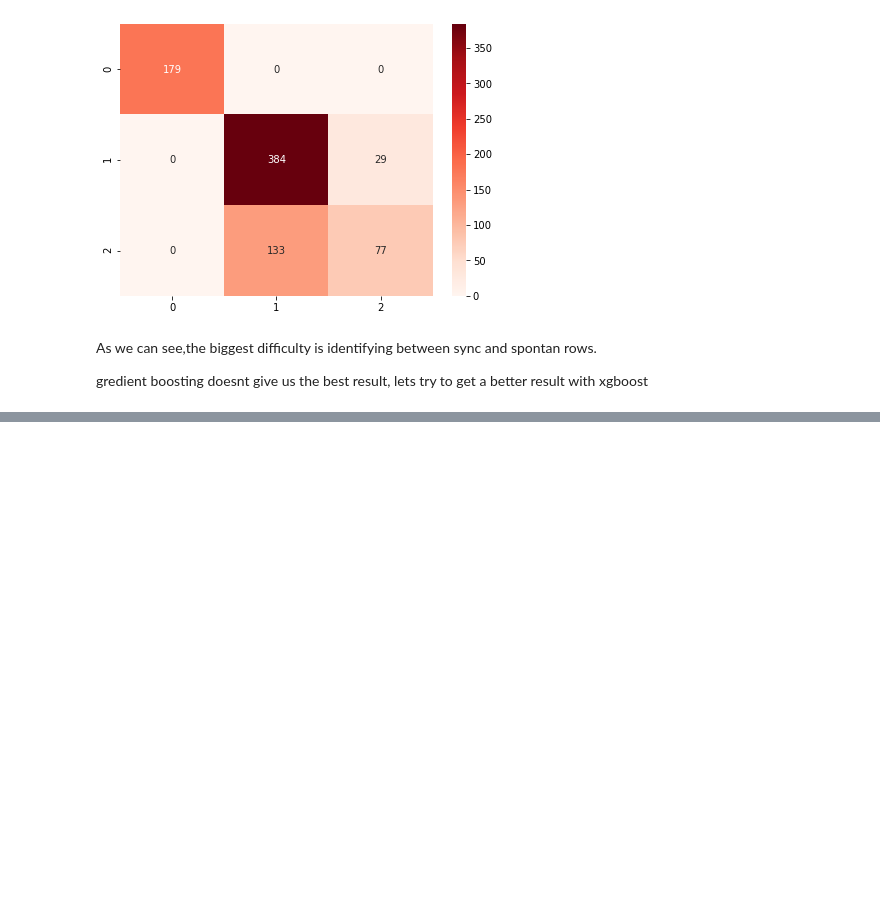
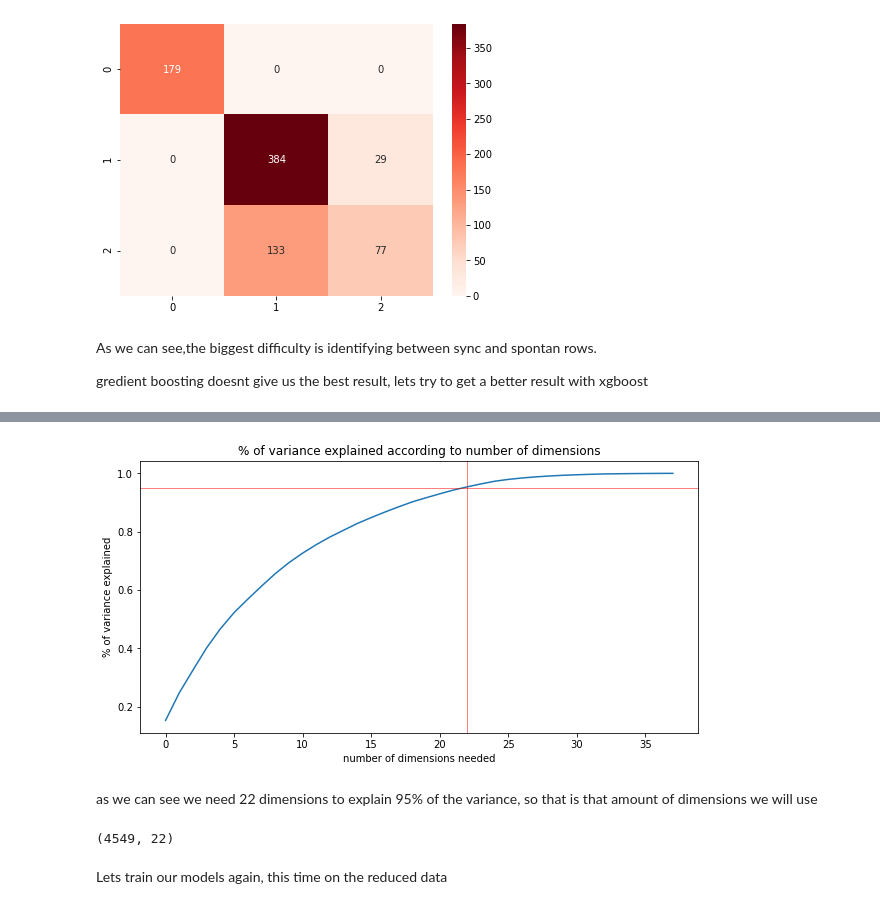
Before and after one commit to LiorBreitman8234/ML_SEM2, a Jupyter notebook: Pandas_Hands_Sync.ipynb, the cells around one changed output, grey strips where cells are left out. Saved outputs shown, nothing was run; the diff lists cells and outputs as text; code cells hidden in the pictures; blank space fills up the shorter version.

```diff
--- a/Pandas_Hands_Sync.ipynb
+++ b/Pandas_Hands_Sync.ipynb
@@ -815,0 +818,16 @@ StackingClassifier score is 0.817 and it took 130.07 seconds to calculate
+# %%
+pca = PCA()
+pca.fit(train_data)
+cumsum = np.cumsum(pca.explained_variance_ratio_)
+# %%
+plt.figure(figsize = [10,5])
+plt.plot(cumsum)
+plt.ylabel("% of variance explained")
+plt.xlabel("number of dimensions needed")
+plt.title("% of variance explained according to number of dimensions");
+plt.axhline(y=0.95, linewidth=0.5, color='r');
+plt.axvline(x=22, linewidth=0.5, color='r');
+# %% [output]
+[figure, added]
+# %% [markdown]
+as we can see we need 22 dimensions to explain 95% of the variance, so that is that amount of dimensions we will use
@@ -815,0 +839,6 @@ StackingClassifier score is 0.817 and it took 130.07 seconds to calculate
+# %%
+data_reduced.shape
+# %% [output]
+(4549, 22)
+# %% [markdown]
+Lets train our models again, this time on the reduced data
```
Also changed, not shown: parts of 31 cells of this notebook.
